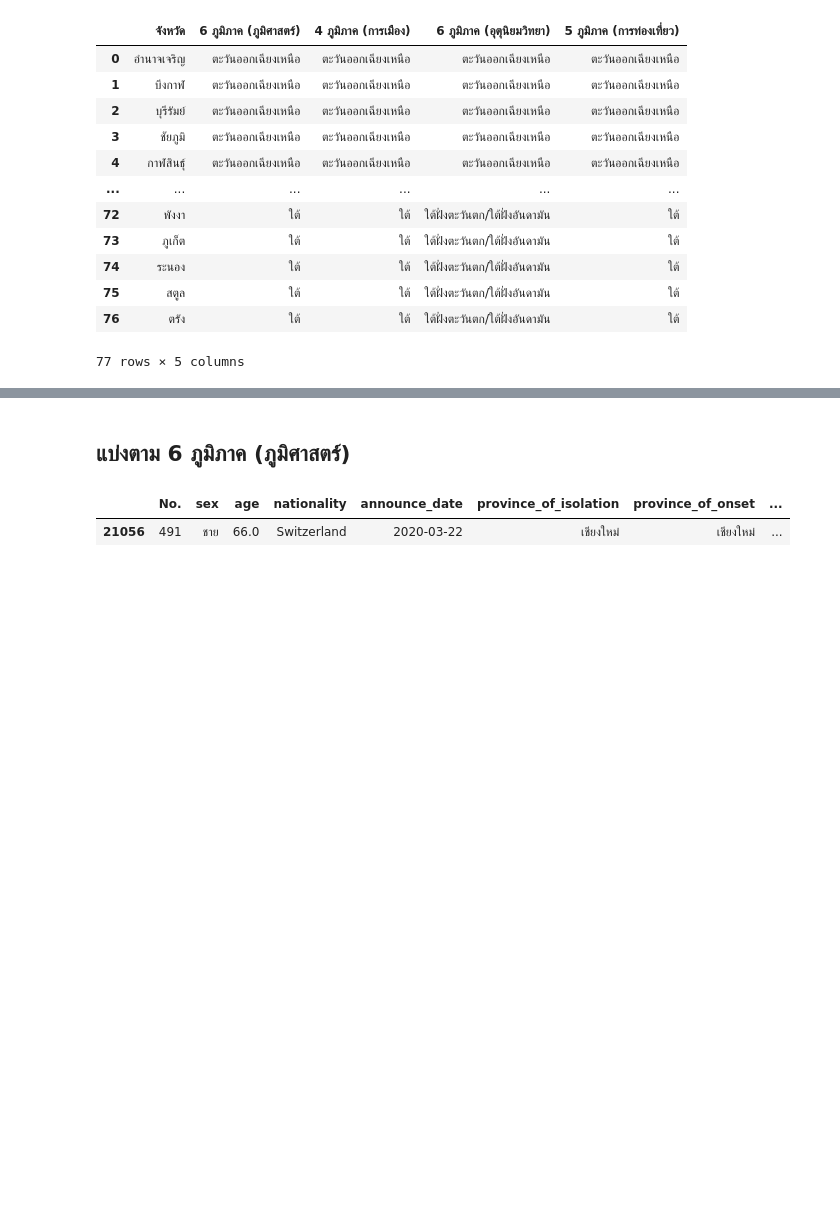
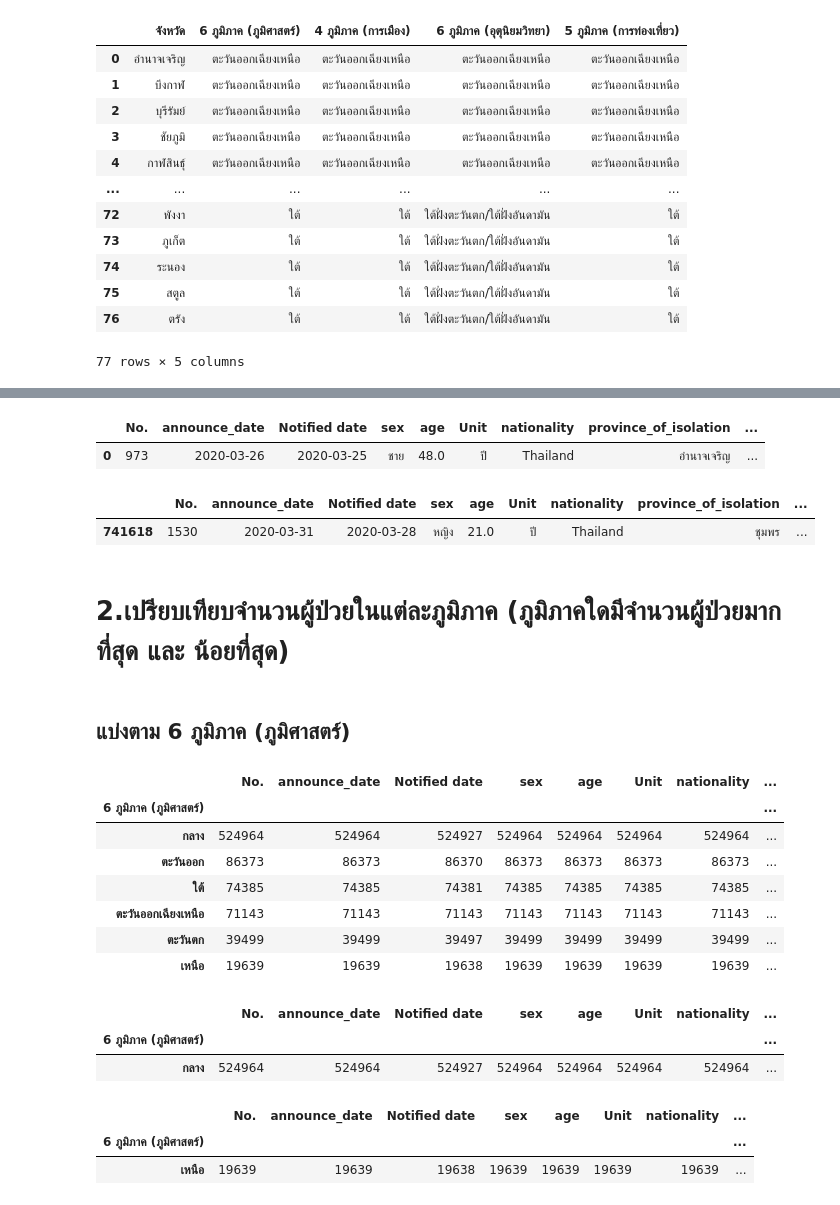
Before and after one commit to ploybongkot/data_viz_2022, a Jupyter notebook: BasicPython&DataViz_midterm2022.ipynb, the cells around one changed output, grey strips where cells are left out. Saved outputs shown, nothing was run; the diff lists cells and outputs as text; code cells hidden in the pictures; blank space fills up the shorter version.

```diff
--- a/BasicPython&DataViz_midterm2022.ipynb
+++ b/BasicPython&DataViz_midterm2022.ipynb
@@ -139,3 +96,10 @@ data_covid = [{'จังหวัด':'อำนาจเจริญ','6 ภ
+# %%
+data_covid = {'จังหวัด': ['อำนาจเจริญ', 'บึงกาฬ', 'บุรีรัมย์', 'ชัยภูมิ', 'กาฬสินธุ์', 'ขอนแก่น', 'เลย', 'มหาสารคาม', 'มุกดาหาร', 'นครพนม', 'นครราชสีมา', 'หนองบัวลำภู', 'หนองคาย', 'ร้อยเอ็ด', 'สกลนคร', 'ศรีสะเกษ', 'สุรินทร์', 'อุบลราชธานี', 'อุดรธานี', 'ยโสธร','เชียงใหม่', 'เชียงราย', 'ลำปาง', 'ลำพูน', 'แม่ฮ่องสอน', 'น่าน', 'พะเยา', 'แพร่', 'อุตรดิตถ์','ตาก','สุโขทัย', 'พิษณุโลก', 'พิจิตร', 'กำแพงเพชร', 'เพชรบูรณ์','นครสวรรค์', 'อุทัยธานี','อ่างทอง', 'ชัยนาท', 'พระนครศรีอยุธยา', 'กรุงเทพมหานคร', 'ลพบุรี', 'นครปฐม', 'นนทบุรี', 'ปทุมธานี', 'สมุทรปราการ','สมุทรสาคร', 'สมุทรสงคราม','สระบุรี', 'สิงห์บุรี', 'สุพรรณบุรี','นครนายก','ฉะเชิงเทรา', 'จันทบุรี', 'ชลบุรี', 'ปราจีนบุรี', 'ระยอง', 'สระแก้ว', 'ตราด','กาญจนบุรี', 'ราชบุรี','เพชรบุรี', 'ประจวบคีรีขันธ์','ชุมพร', 'นครศรีธรรมราช', 'นราธิวาส', 'ปัตตานี', 'พัทลุง', 'สงขลา', 'สุราษฎร์ธานี', 'ยะลา','กระบี่', 'พังงา', 'ภูเก็ต', 'ระนอง', 'สตูล', 'ตรัง'],
+            '6 ภูมิภาค (ภูมิศาสตร์)': ['ตะวันออกเฉียงเหนือ','ตะวันออกเฉียงเหนือ','ตะวันออกเฉียงเหนือ','ตะวันออกเฉียงเหนือ','ตะวันออกเฉียงเหนือ','ตะวันออกเฉียงเหนือ','ตะวันออกเฉียงเหนือ','ตะวันออกเฉียงเหนือ','ตะวันออกเฉียงเหนือ','ตะวันออกเฉียงเหนือ','ตะวันออกเฉียงเหนือ','ตะวันออกเฉียงเหนือ','ตะวันออกเฉียงเหนือ','ตะวันออกเฉียงเหนือ','ตะวันออกเฉียงเหนือ','ตะวันออกเฉียงเหนือ','ตะวันออกเฉียงเหนือ','ตะวันออกเฉียงเหนือ','ตะวันออกเฉียงเหนือ','ตะวันออกเฉียงเหนือ','เหนือ','เหนือ','เหนือ','เหนือ','เหนือ','เหนือ','เหนือ','เหนือ','เหนือ','ตะวันตก','กลาง','กลาง','กลาง','กลาง','กลาง','กลาง','กลาง','กลาง','กลาง','กลาง','กลาง','กลาง','กลาง','กลาง','กลาง','กลาง','กลาง','กลาง','กลาง','กลาง','กลาง','กลาง','ตะวันออก','ตะวันออก','ตะวันออก','ตะวันออก','ตะวันออก','ตะวันออก','ตะวันออก','ตะวันตก','ตะวันตก','ตะวันตก','ตะวันตก','ใต้','ใต้','ใต้','ใต้','ใต้','ใต้','ใต้','ใต้','ใต้','ใต้','ใต้','ใต้','ใต้','ใต้'],
+            '4 ภูมิภาค (การเมือง)': ['ตะวันออกเฉียงเหนือ','ตะวันออกเฉียงเหนือ','ตะวันออกเฉียงเหนือ','ตะวันออกเฉียงเหนือ','ตะวันออกเฉียงเหนือ','ตะวันออกเฉียงเหนือ','ตะวันออกเฉียงเหนือ','ตะวันออกเฉียงเหนือ','ตะวันออกเฉียงเหนือ','ตะวันออกเฉียงเหนือ','ตะวันออกเฉียงเหนือ','ตะวันออกเฉียงเหนือ','ตะวันออกเฉียงเหนือ','ตะวันออกเฉียงเหนือ','ตะวันออกเฉียงเหนือ','ตะวันออกเฉียงเหนือ','ตะวันออกเฉียงเหนือ','ตะวันออกเฉียงเหนือ','ตะวันออกเฉียงเหนือ','ตะวันออกเฉียงเหนือ','เหนือ','เหนือ','เหนือ','เหนือ','เหนือ','เหนือ','เหนือ','เหนือ','เหนือ','เหนือ','เหนือ','เหนือ','เหนือ','เหนือ','เหนือ','เหนือ','เหนือ','กลาง','กลาง','กลาง','กลาง','กลาง','กลาง','กลาง','กลาง','กลาง','กลาง','กลาง','กลาง','กลาง','กลาง','กลาง','กลาง','กลาง','กลาง','กลาง','กลาง','กลาง','กลาง','กลาง','กลาง','กลาง','กลาง','ใต้','ใต้','ใต้','ใต้','ใต้','ใต้','ใต้','ใต้','ใต้','ใต้','ใต้','ใต้','ใต้','ใต้'],
+            '6 ภูมิภาค (อุตุนิยมวิทยา)': ['ตะวันออกเฉียงเหนือ','ตะวันออกเฉียงเหนือ','ตะวันออกเฉียงเหนือ','ตะวันออกเฉียงเหนือ','ตะวันออกเฉียงเหนือ','ตะวันออกเฉียงเหนือ','ตะวันออกเฉียงเหนือ','ตะวันออกเฉียงเหนือ','ตะวันออกเฉียงเหนือ','ตะวันออกเฉียงเหนือ','ตะวันออกเฉียงเหนือ','ตะวันออกเฉียงเหนือ','ตะวันออกเฉียงเหนือ','ตะวันออกเฉียงเหนือ','ตะวันออกเฉียงเหนือ','ตะวันออกเฉียงเหนือ','ตะวันออกเฉียงเหนือ','ตะวันออกเฉียงเหนือ','ตะวันออกเฉียงเหนือ','ตะวันออกเฉียงเหนือ','เหนือ','เหนือ','เหนือ','เหนือ','เหนือ','เหนือ','เหนือ','เหนือ','เหนือ','เหนือ','เหนือ','เหนือ','เหนือ','เหนือ','เหนือ','กลาง','กลาง','กลาง','กลาง','กลาง','กลาง','กลาง','กลาง','กลาง','กลาง','กลาง','กลาง','กลาง','กลาง','กลาง','กลาง','ตะวันออก','ตะวันออก','ตะวันออก','ตะวันออก','ตะวันออก','ตะวันออก','ตะวันออก','ตะวันออก','กลาง','กลาง','ใต้ฝั่งตะวันออก/ใต้ฝั่งอ่าวไทย','ใต้ฝั่งตะวันออก/ใต้ฝั่งอ่าวไทย','ใต้ฝั่งตะวันออก/ใต้ฝั่งอ่าวไทย','ใต้ฝั่งตะวันออก/ใต้ฝั่งอ่าวไทย','ใต้ฝั่งตะวันออก/ใต้ฝั่งอ่าวไทย','ใต้ฝั่งตะวันออก/ใต้ฝั่งอ่าวไทย','ใต้ฝั่งตะวันออก/ใต้ฝั่งอ่าวไทย','ใต้ฝั่งตะวันออก/ใต้ฝั่งอ่าวไทย','ใต้ฝั่งตะวันออก/ใต้ฝั่งอ่าวไทย','ใต้ฝั่งตะวันออก/ใต้ฝั่งอ่าวไทย','ใต้ฝั่งตะวันตก/ใต้ฝั่งอันดามัน','ใต้ฝั่งตะวันตก/ใต้ฝั่งอันดามัน','ใต้ฝั่งตะวันตก/ใต้ฝั่งอันดามัน','ใต้ฝั่งตะวันตก/ใต้ฝั่งอันดามัน','ใต้ฝั่งตะวันตก/ใต้ฝั่งอันดามัน','ใต้ฝั่งตะวันตก/ใต้ฝั่งอันดามัน'],
+            '5 ภูมิภาค (การท่องเที่ยว)': ['ตะวันออกเฉียงเหนือ','ตะวันออกเฉียงเหนือ','ตะวันออกเฉียงเหนือ','ตะวันออกเฉียงเหนือ','ตะวันออกเฉียงเหนือ','ตะวันออกเฉียงเหนือ','ตะวันออกเฉียงเหนือ','ตะวันออกเฉียงเหนือ','ตะวันออกเฉียงเหนือ','ตะวันออกเฉียงเหนือ','ตะวันออกเฉียงเหนือ','ตะวันออกเฉียงเหนือ','ตะวันออกเฉียงเหนือ','ตะวันออกเฉียงเหนือ','ตะวันออกเฉียงเหนือ','ตะวันออกเฉียงเหนือ','ตะวันออกเฉียงเหนือ','ตะวันออกเฉียงเหนือ','ตะวันออกเฉียงเหนือ','ตะวันออกเฉียงเหนือ','เหนือ','เหนือ','เหนือ','เหนือ','เหนือ','เหนือ','เหนือ','เหนือ','เหนือ','เหนือ','เหนือ','เหนือ','เหนือ','เหนือ','เหนือ','เหนือ','เหนือ','กลาง','กลาง','กลาง','กลาง','กลาง','กลาง','กลาง','กลาง','กลาง','กลาง','กลาง','กลาง','กลาง','กลาง','กลาง','ตะวันออก','ตะวันออก','ตะวันออก','ตะวันออก','ตะวันออก','ตะวันออก','ตะวันออก','กลาง','กลาง','กลาง','กลาง','ใต้','ใต้','ใต้','ใต้','ใต้','ใต้','ใต้','ใต้','ใต้','ใต้','ใต้','ใต้','ใต้','ใต้']
+} #นำเข้าข้อมูล จังหวัดและภูมิภาค
 # %%
 data_covid_df = pd.DataFrame(data_covid)
 data_covid_df
@@ -185,3 +119,0 @@ d_drop.shape  # ดูขนาดของตาราง data พบว่า
-# %%
-d_fillna =data.fillna(method='ffill')  ### แก้ค่า missing ของตาราง data  โดยการเติมข้อมูลด้วยวิธี ffill คือเติมข้อมูลตามแถวด้านบนของ missing
-d_fillna.shape  ## ดูขนาดของตาราง data ที่ใช้ fillna
@@ -272,0 +120,3 @@ data_all.head()
+# %%
+df = d_fillna.merge(data_covid_df,how='right',left_on = 'province_of_onset',right_on = 'จังหวัด')  ## กำหนดตัวแปร df เพื่อเชื่อมตาราง d_fillna และ df_city เข้าด้วยกัน
+df.shape ## ดูขนาดของตาราง df
@@ -273,9 +283,47 @@ data_all.head()
+# %%
+### ตะวันออกเฉียงเหนือ
+
+df_NE4 = df[df['5 ภูมิภาค (การท่องเที่ยว)']=='ตะวันออกเฉียงเหนือ'].head(1) ## เลือกตารางที่มีคอลัมน์  5 ภูมิภาค (การท่องเที่ยว) ที่เป็น  ตะวันออกเฉียงเหนือ  และเลือกแสดงแค่แถวที่ 1
+df_NE4 ## แสดงตาราง
+# %% [output]
+|  | No. | announce_date | Notified date | sex | age | Unit | nationality | province_of_isolation | ... |
+| 0 | 973 | 2020-03-26 | 2020-03-25 | ชาย | 48.0 | ปี | Thailand | อำนาจเจริญ | ... |
+# %%
+### ใต้
+
+df_E4 = df[df['5 ภูมิภาค (การท่องเที่ยว)']=='ใต้'].head(1) ## เลือกตารางที่มีคอลัมน์  5 ภูมิภาค (การท่องเที่ยว) ที่เป็น  ใต้  และเลือกแสดงแค่แถวที่ 1
+df_E4 ## แสดงตาราง
+# %% [output]
+|  | No. | announce_date | Notified date | sex | age | Unit | nationality | province_of_isolation | ... |
+| 741618 | 1530 | 2020-03-31 | 2020-03-28 | หญิง | 21.0 | ปี | Thailand | ชุมพร | ... |
+# %% [markdown]
+# 2.เปรียบเทียบจำนวนผู้ป่วยในแต่ละภูมิภาค (ภูมิภาคใดมีจำนวนผู้ป่วยมากที่สุด และ น้อยที่สุด)
 # %% [markdown]
 ## แบ่งตาม 6 ภูมิภาค (ภูมิศาสตร์)
-# %%
-### เหนือ
-Data_N_6G = data_all[data_all['6 ภูมิภาค (ภูมิศาสตร์)']== 'เหนือ'].head(1)
-Data_N_6G
-# %% [output]
-|  | No. | sex | age | nationality | announce_date | province_of_isolation | province_of_onset | ... |
-| 21056 | 491 | ชาย | 66.0 | Switzerland | 2020-03-22 | เชียงใหม่ | เชียงใหม่ | ... |
+# %%
+df_2_1 = df.groupby('6 ภูมิภาค (ภูมิศาสตร์)').count()   ## กำหนด df_2_1 ให้รวมกลุ่มคอลัมน์ 6 ภูมิภาค (ภูมิศาสตร์) จากตาราง df จากนั้นนับจำนวนว่ามีจำนวนแถวเท่าไหร่
+df_2_1_sort=df_2_1.sort_values(by='No.',ascending=False)  ## กำหนด df_2_1_sort ให้เรียงลำดับ โดยดูที่คอลัมน์ 'No.' จากตาราง df_2_1 จากนั้นเรียงลำดับจากมากไปน้อย (ascending=False)
+df_2_1_sort  ##แสดงตาราง
+# %% [output]
+|  | No. | announce_date | Notified date | sex | age | Unit | nationality | ... |
+| 6 ภูมิภาค (ภูมิศาสตร์) |  |  |  |  |  |  |  | ... |
+| กลาง | 524964 | 524964 | 524927 | 524964 | 524964 | 524964 | 524964 | ... |
+| ตะวันออก | 86373 | 86373 | 86370 | 86373 | 86373 | 86373 | 86373 | ... |
+| ใต้ | 74385 | 74385 | 74381 | 74385 | 74385 | 74385 | 74385 | ... |
+| ตะวันออกเฉียงเหนือ | 71143 | 71143 | 71143 | 71143 | 71143 | 71143 | 71143 | ... |
+| ตะวันตก | 39499 | 39499 | 39497 | 39499 | 39499 | 39499 | 39499 | ... |
+| เหนือ | 19639 | 19639 | 19638 | 19639 | 19639 | 19639 | 19639 | ... |
+# %%
+max1= df_2_1_sort.sort_values(by='No.',ascending=False).head(1) ## กำหนด max1 ให้เรียงลำดับตาราง df_2_1_sort โดยดูที่คอลัมน์ 'No.' จากนั้นเรียงลำดับจากมากไปน้อย (ascending=False) จากนั้นเลือกแสดงแค่แถวที่ 1
+max1 ##แสดงตาราง
+# %% [output]
+|  | No. | announce_date | Notified date | sex | age | Unit | nationality | ... |
+| 6 ภูมิภาค (ภูมิศาสตร์) |  |  |  |  |  |  |  | ... |
+| กลาง | 524964 | 524964 | 524927 | 524964 | 524964 | 524964 | 524964 | ... |
+# %%
+min1= df_2_1_sort.sort_values(by='No.',ascending=True).head(1) ## กำหนด min2 ให้เรียงลำดับตาราง df_2_1_sort โดยดูที่คอลัมน์ 'No.' จากนั้นเรียงลำดับจากน้อยไปมาก (ascending=True) จากนั้นเลือกแสดงแค่แถวที่ 1
+min1 ##แสดงตาราง
+# %% [output]
+|  | No. | announce_date | Notified date | sex | age | Unit | nationality | ... |
+| 6 ภูมิภาค (ภูมิศาสตร์) |  |  |  |  |  |  |  | ... |
+| เหนือ | 19639 | 19639 | 19638 | 19639 | 19639 | 19639 | 19639 | ... |
```
Also changed, not shown: parts of 102 cells of this notebook.
